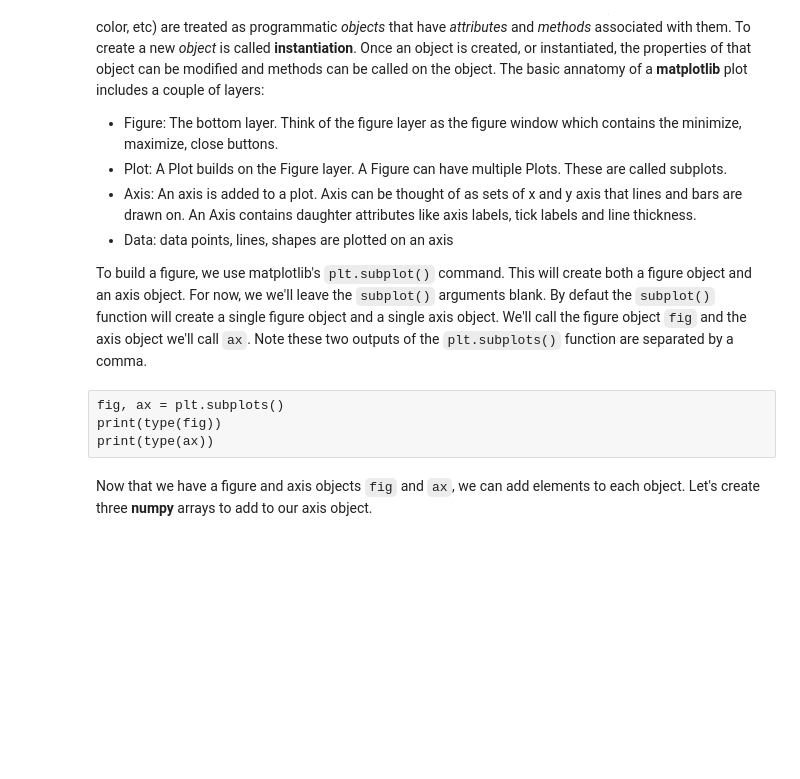
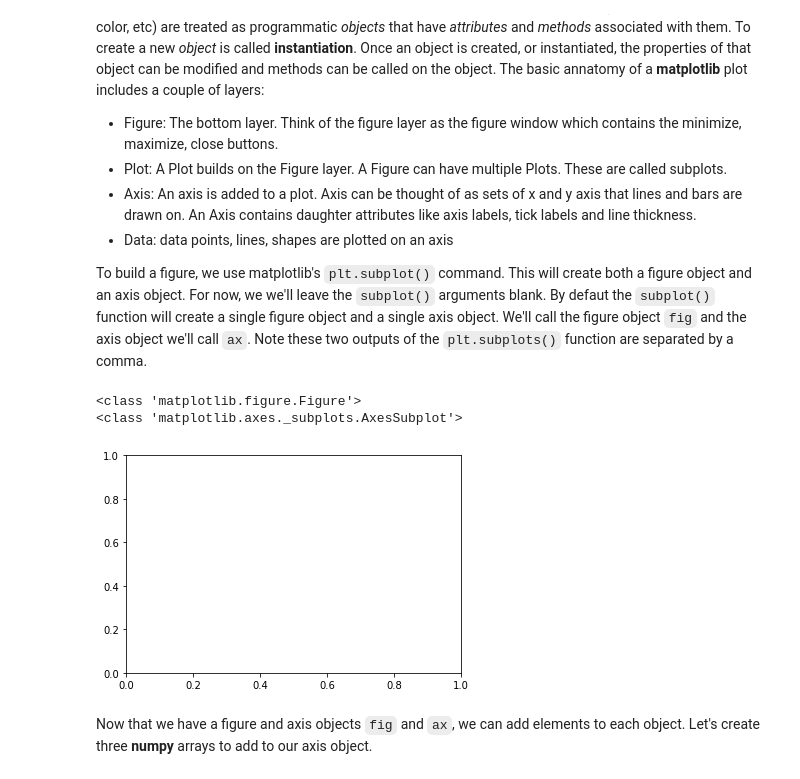
Before and after one commit to ProfessorKazarinoff/Problem-Solving-101-with-Python, a Jupyter notebook: notebooks/05-Plotting-with-Matplotlib/06.05-Multi-Line-Plots.ipynb, the cells around one changed output. Cells and saved outputs as stored; diff of their text form; code cells hidden in the pictures; blank space fills up the shorter version.

````diff
--- a/notebooks/05-Plotting-with-Matplotlib/06.05-Multi-Line-Plots.ipynb
+++ b/notebooks/05-Plotting-with-Matplotlib/06.05-Multi-Line-Plots.ipynb
@@ -17,10 +17,14 @@
 import matplotlib.pyplot as plt
 import numpy as np
 %matplotlib inline
-# %% [raw]
-fig, ax = plt.subplots()
-print(type(fig))
-print(type(ax))
+# %%
+fig, ax = plt.subplots()
+print(type(fig))
+print(type(ax))
+# %% [output]
+<class 'matplotlib.figure.Figure'>
+<class 'matplotlib.axes._subplots.AxesSubplot'>
+[figure, added]
 # %% [markdown]
 Now that we have a figure and axis objects ```fig``` and ```ax```, we can add elements to each object. Let's create three **numpy** arrays to add to our axis object.
 # %%
````
Also changed, not shown: 6 other files.
